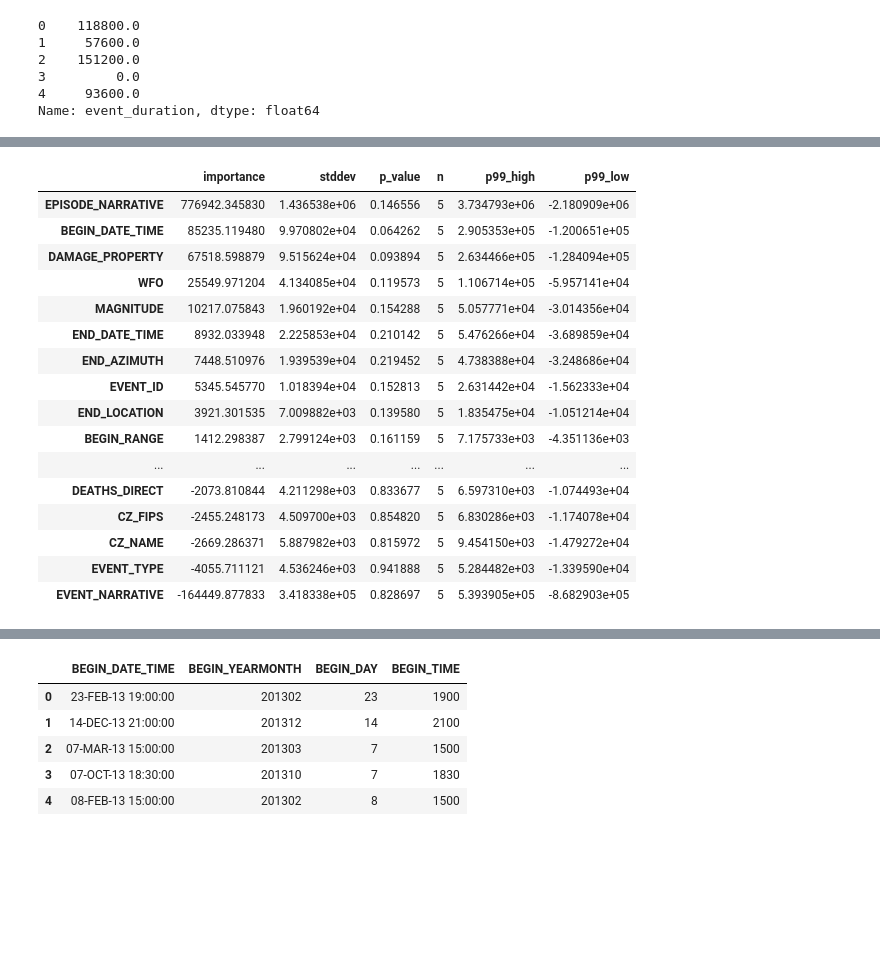
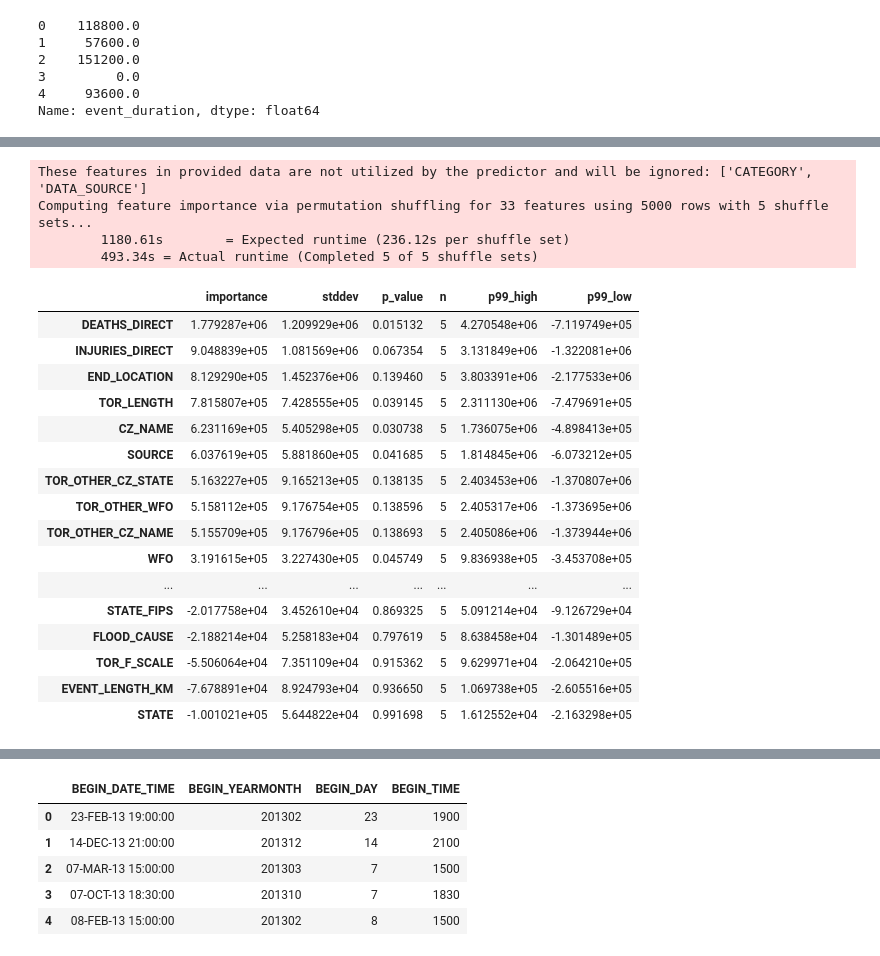
Before and after one commit to ngabrielaxej/Stormevents_Damage_Prediction, a Jupyter notebook: notebooks/autogluon_feature_selection.ipynb, the cells around one changed output, grey strips where cells are left out. Saved outputs shown, nothing was run; the diff lists cells and outputs as text; code cells hidden in the pictures; blank space fills up the shorter version.

```diff
--- a/notebooks/autogluon_feature_selection.ipynb
+++ b/notebooks/autogluon_feature_selection.ipynb
@@ -168,22 +165,31 @@ KeyboardInterrupt:
 # %%
-importance = predictor.feature_importance(test_stormevents2013, subsample_size = 100)
+#Importance about 9 mins
+importance = predictor.feature_importance(test_stormevents2013)
 # %% [output]
-|  | importance | stddev | p_value | n | p99_high | p99_low |
-| EPISODE_NARRATIVE | 776942.345830 | 1.436538e+06 | 0.146556 | 5 | 3.734793e+06 | -2.180909e+06 |
-| BEGIN_DATE_TIME | 85235.119480 | 9.970802e+04 | 0.064262 | 5 | 2.905353e+05 | -1.200651e+05 |
-| DAMAGE_PROPERTY | 67518.598879 | 9.515624e+04 | 0.093894 | 5 | 2.634466e+05 | -1.284094e+05 |
-| WFO | 25549.971204 | 4.134085e+04 | 0.119573 | 5 | 1.106714e+05 | -5.957141e+04 |
-| MAGNITUDE | 10217.075843 | 1.960192e+04 | 0.154288 | 5 | 5.057771e+04 | -3.014356e+04 |
-| END_DATE_TIME | 8932.033948 | 2.225853e+04 | 0.210142 | 5 | 5.476266e+04 | -3.689859e+04 |
-| END_AZIMUTH | 7448.510976 | 1.939539e+04 | 0.219452 | 5 | 4.738388e+04 | -3.248686e+04 |
-| EVENT_ID | 5345.545770 | 1.018394e+04 | 0.152813 | 5 | 2.631442e+04 | -1.562333e+04 |
-| END_LOCATION | 3921.301535 | 7.009882e+03 | 0.139580 | 5 | 1.835475e+04 | -1.051214e+04 |
-| BEGIN_RANGE | 1412.298387 | 2.799124e+03 | 0.161159 | 5 | 7.175733e+03 | -4.351136e+03 |
-| ... | ... | ... | ... | ... | ... | ... |
-| DEATHS_DIRECT | -2073.810844 | 4.211298e+03 | 0.833677 | 5 | 6.597310e+03 | -1.074493e+04 |
-| CZ_FIPS | -2455.248173 | 4.509700e+03 | 0.854820 | 5 | 6.830286e+03 | -1.174078e+04 |
-| CZ_NAME | -2669.286371 | 5.887982e+03 | 0.815972 | 5 | 9.454150e+03 | -1.479272e+04 |
-| EVENT_TYPE | -4055.711121 | 4.536246e+03 | 0.941888 | 5 | 5.284482e+03 | -1.339590e+04 |
-| EVENT_NARRATIVE | -164449.877833 | 3.418338e+05 | 0.828697 | 5 | 5.393905e+05 | -8.682903e+05 |
+These features in provided data are not utilized by the predictor and will be ignored: ['CATEGORY', 'DATA_SOURCE']
+Computing feature importance via permutation shuffling for 33 features using 5000 rows with 5 shuffle sets...
+        1180.61s        = Expected runtime (236.12s per shuffle set)
+        493.34s = Actual runtime (Completed 5 of 5 shuffle sets)
+# %%
+#importance.to_csv('../models/Autogluon_models/feature_importance.csv', index=True)
+importance = pd.read_csv('../models/Autogluon_models/feature_importance.csv', index_col=0)
 # %%
-print(importance)
+importance.head(50)
+# %% [output]
+|  | importance | stddev | p_value | n | p99_high | p99_low |
+| DEATHS_DIRECT | 1.779287e+06 | 1.209929e+06 | 0.015132 | 5 | 4.270548e+06 | -7.119749e+05 |
+| INJURIES_DIRECT | 9.048839e+05 | 1.081569e+06 | 0.067354 | 5 | 3.131849e+06 | -1.322081e+06 |
+| END_LOCATION | 8.129290e+05 | 1.452376e+06 | 0.139460 | 5 | 3.803391e+06 | -2.177533e+06 |
+| TOR_LENGTH | 7.815807e+05 | 7.428555e+05 | 0.039145 | 5 | 2.311130e+06 | -7.479691e+05 |
+| CZ_NAME | 6.231169e+05 | 5.405298e+05 | 0.030738 | 5 | 1.736075e+06 | -4.898413e+05 |
+| SOURCE | 6.037619e+05 | 5.881860e+05 | 0.041685 | 5 | 1.814845e+06 | -6.073212e+05 |
+| TOR_OTHER_CZ_STATE | 5.163227e+05 | 9.165213e+05 | 0.138135 | 5 | 2.403453e+06 | -1.370807e+06 |
+| TOR_OTHER_WFO | 5.158112e+05 | 9.176754e+05 | 0.138596 | 5 | 2.405317e+06 | -1.373695e+06 |
+| TOR_OTHER_CZ_NAME | 5.155709e+05 | 9.176796e+05 | 0.138693 | 5 | 2.405086e+06 | -1.373944e+06 |
+| WFO | 3.191615e+05 | 3.227430e+05 | 0.045749 | 5 | 9.836938e+05 | -3.453708e+05 |
+| ... | ... | ... | ... | ... | ... | ... |
+| STATE_FIPS | -2.017758e+04 | 3.452610e+04 | 0.869325 | 5 | 5.091214e+04 | -9.126729e+04 |
+| FLOOD_CAUSE | -2.188214e+04 | 5.258183e+04 | 0.797619 | 5 | 8.638458e+04 | -1.301489e+05 |
+| TOR_F_SCALE | -5.506064e+04 | 7.351109e+04 | 0.915362 | 5 | 9.629971e+04 | -2.064210e+05 |
+| EVENT_LENGTH_KM | -7.678891e+04 | 8.924793e+04 | 0.936650 | 5 | 1.069738e+05 | -2.605516e+05 |
+| STATE | -1.001021e+05 | 5.644822e+04 | 0.991698 | 5 | 1.612552e+04 | -2.163298e+05 |
```
Also changed, not shown: parts of 17 cells of this notebook, 6 other files.
